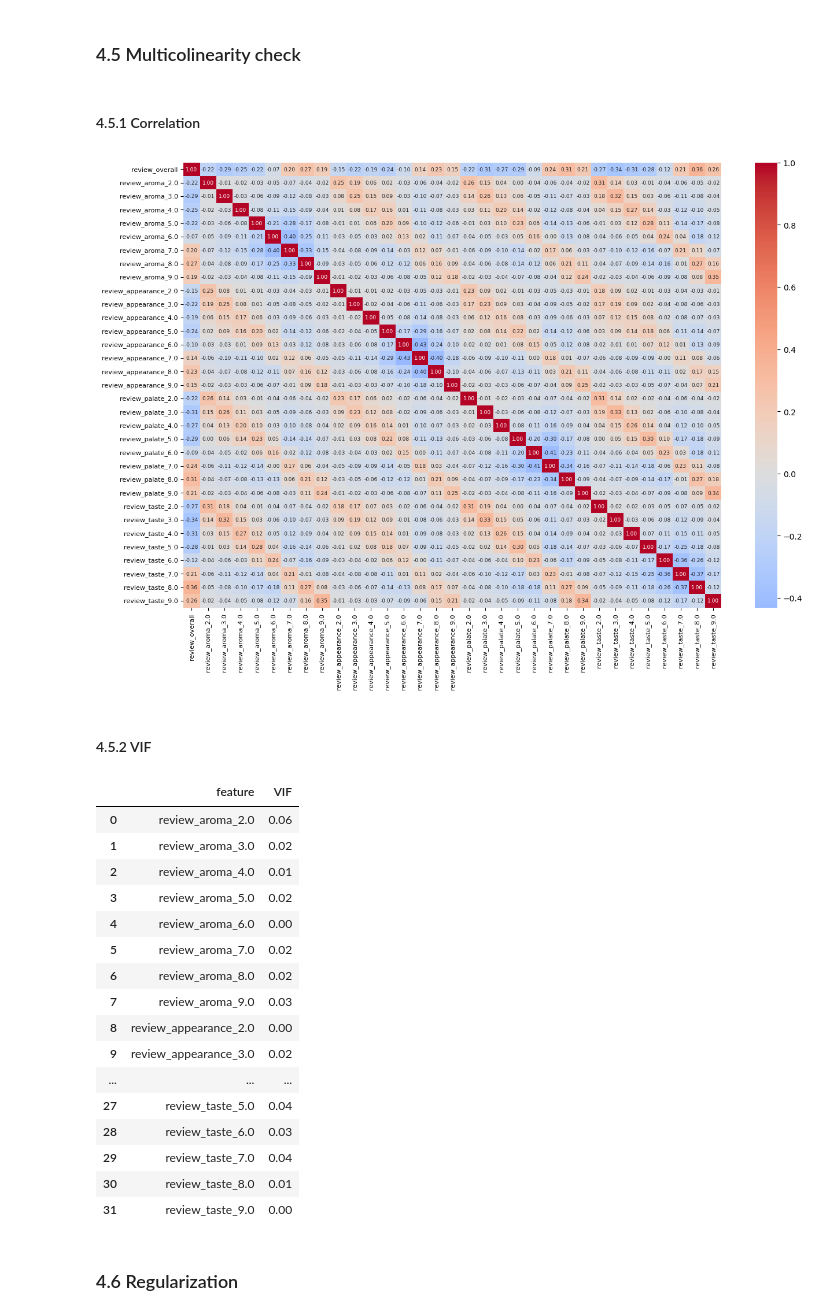
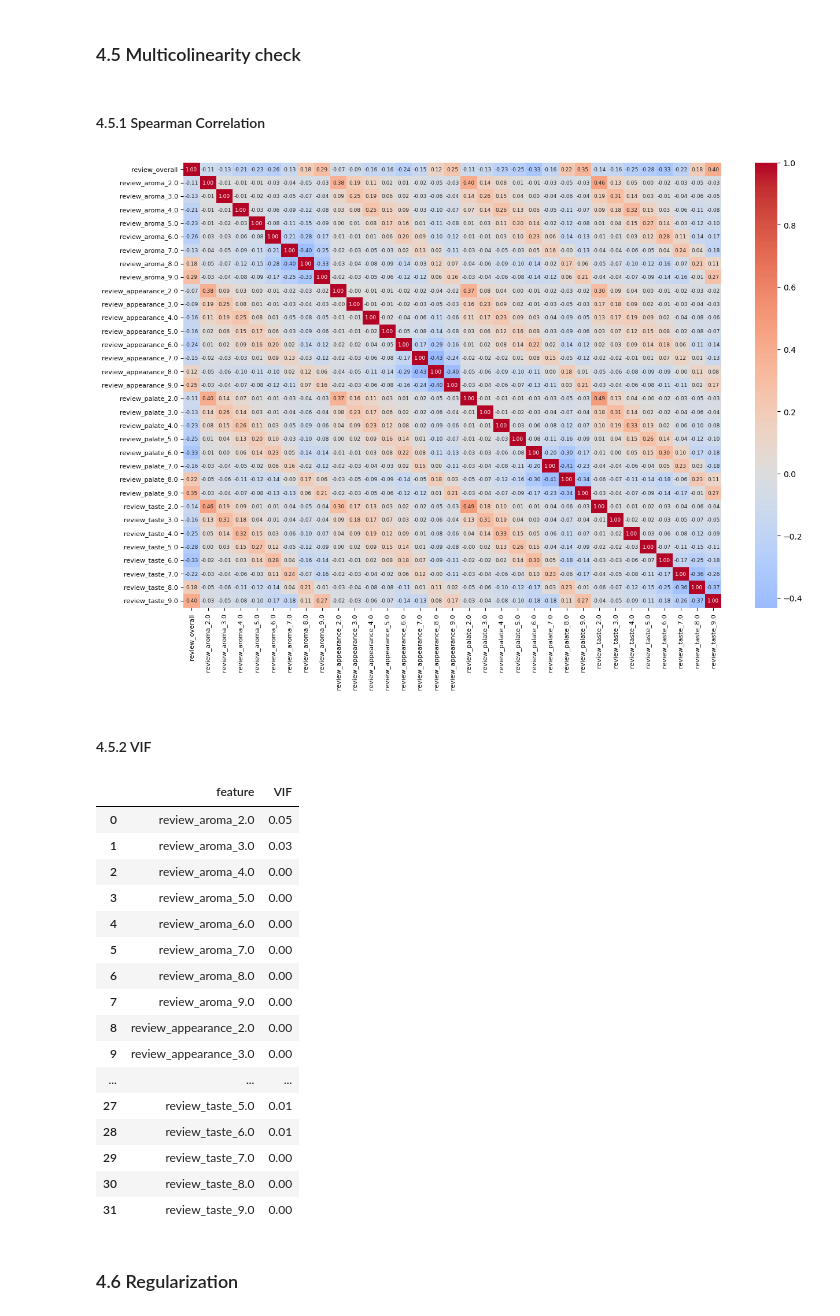
Before and after one commit to aleemarino/beer_review, a Jupyter notebook: tcc_regressao_ordinal_4_variaveis.ipynb, the cells around one changed output. Drawn from its saved outputs; the diff is of its cells as text; code cells hidden in the pictures.

```diff
--- a/tcc_regressao_ordinal_4_variaveis.ipynb
+++ b/tcc_regressao_ordinal_4_variaveis.ipynb
@@ -566,7 +557,7 @@ plt.show()
 ### 4.1 Variables Selection
 # %%
 X = data[['review_aroma','review_appearance','review_palate', 'review_taste']]
-X = (X*2) - 1
+X = (X*2)
 X = X.astype('string')
 # %% [markdown]
 ### 4.2 Get Dummies
@@ -577,7 +568,7 @@ X_dummies = pd.get_dummies(X, drop_first=True)
 # %% [markdown]
 ### 4.3 Response Variable
 # %%
-data['review_overall'] = (data['review_overall'] * 2) - 1
+data['review_overall'] = (data['review_overall'] * 2)
 y = 'review_overall'
 data[y] = data[y].astype('int')
 y = data[y]
@@ -594,22 +585,21 @@ X Shape: (1586614, 32)
 # %%
 df=pd.concat([y, X_dummies], axis=1)
 # %% [markdown]
-#### 4.5.1 Correlation
+#### 4.5.1 Spearman Correlation
 # %%
 plt.figure(figsize=(15, 10))
 
 # Calculando a correlação
-correlation = df.corr(method='pearson')
+corr_matrix, p_values = spearmanr(df)
 
-# Criando o heatmap com valores reduzidos e fonte ajustada
-sns.heatmap(correlation, annot=True, fmt='.2f', annot_kws={"size": 6.5},
-            cmap='coolwarm', center=0)
+sns.heatmap(corr_matrix, annot=True,  fmt='.2f', annot_kws={"size": 6.5}, cmap='coolwarm', center=0,
+            xticklabels=df.columns, yticklabels=df.columns)
 
 plt.xticks(size=8)
 plt.yticks(size=8)
 plt.show()
 # %% [output]
-[figure, old version]
+[figure, new version]
 # %% [markdown]
 #### 4.5.2 VIF
 # %%
@@ -618,21 +608,21 @@ vif_data = calculate_vif(X_dummies)
 vif_data
 # %% [output]
 |  | feature | VIF |
-| 0 | review_aroma_2.0 | 0.06 |
-| 1 | review_aroma_3.0 | 0.02 |
-| 2 | review_aroma_4.0 | 0.01 |
-| 3 | review_aroma_5.0 | 0.02 |
+| 0 | review_aroma_2.0 | 0.05 |
+| 1 | review_aroma_3.0 | 0.03 |
+| 2 | review_aroma_4.0 | 0.00 |
+| 3 | review_aroma_5.0 | 0.00 |
 | 4 | review_aroma_6.0 | 0.00 |
-| 5 | review_aroma_7.0 | 0.02 |
-| 6 | review_aroma_8.0 | 0.02 |
-| 7 | review_aroma_9.0 | 0.03 |
+| 5 | review_aroma_7.0 | 0.00 |
+| 6 | review_aroma_8.0 | 0.00 |
+| 7 | review_aroma_9.0 | 0.00 |
 | 8 | review_appearance_2.0 | 0.00 |
-| 9 | review_appearance_3.0 | 0.02 |
+| 9 | review_appearance_3.0 | 0.00 |
 | ... | ... | ... |
-| 27 | review_taste_5.0 | 0.04 |
-| 28 | review_taste_6.0 | 0.03 |
-| 29 | review_taste_7.0 | 0.04 |
-| 30 | review_taste_8.0 | 0.01 |
+| 27 | review_taste_5.0 | 0.01 |
+| 28 | review_taste_6.0 | 0.01 |
+| 29 | review_taste_7.0 | 0.00 |
+| 30 | review_taste_8.0 | 0.00 |
 | 31 | review_taste_9.0 | 0.00 |
 # %% [markdown]
 ### 4.6 Regularization
```
Also changed, not shown: parts of 20 cells of this notebook, 2 other files.
